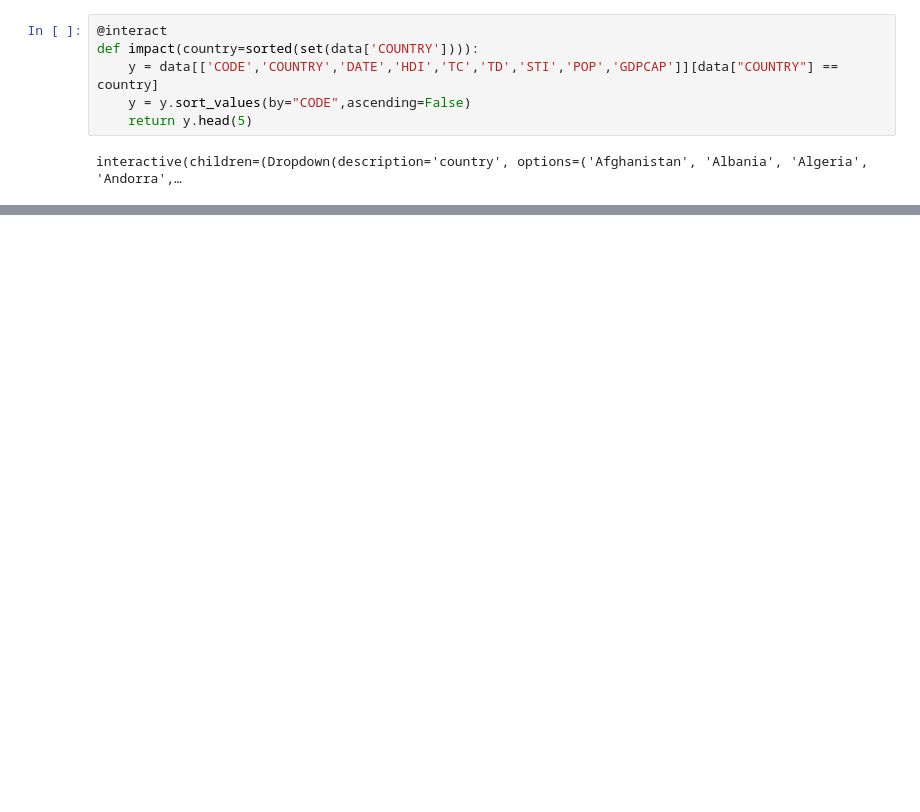
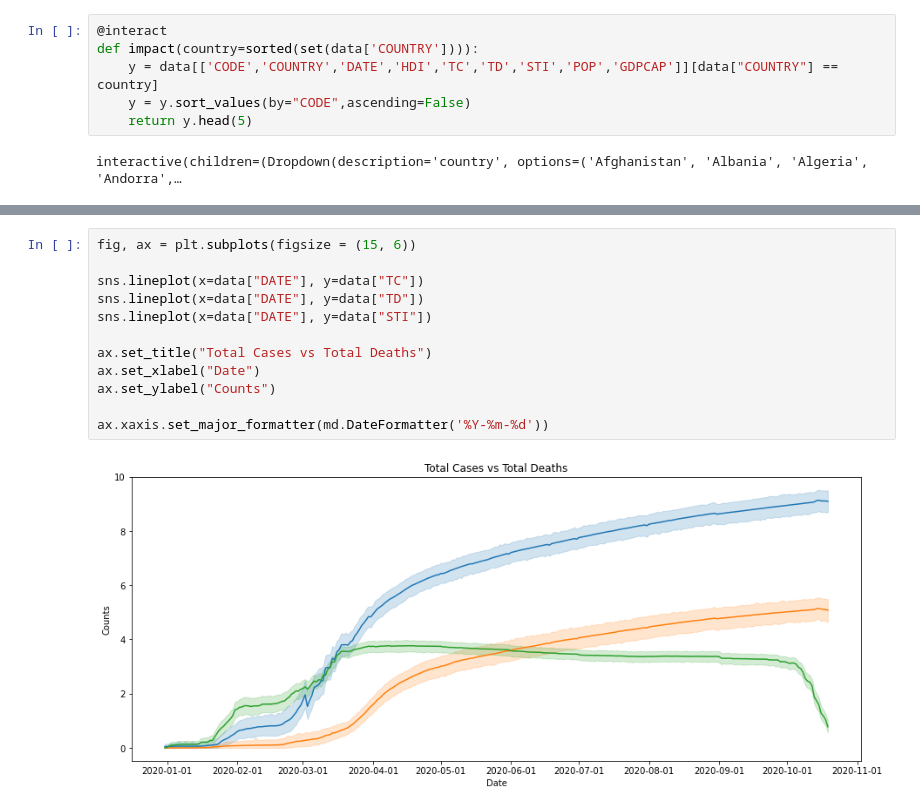
Before and after one commit to csrdsg/Impact-of-Covid-19-Pandemic-on-the-Global-Economy-Notebook, a Jupyter notebook: data_analsys.ipynb, the cells around one changed output, grey strips where cells are left out. Cells and saved outputs as stored; diff of their text form; blank space fills up the shorter version.

```diff
--- a/data_analsys.ipynb
+++ b/data_analsys.ipynb
@@ -119,0 +144,14 @@ interactive(children=(Dropdown(description='country', options=('Afghanistan', 'A
+# %%
+fig, ax = plt.subplots(figsize = (15, 6))
+
+sns.lineplot(x=data["DATE"], y=data["TC"])
+sns.lineplot(x=data["DATE"], y=data["TD"])
+sns.lineplot(x=data["DATE"], y=data["STI"])
+
+ax.set_title("Total Cases vs Total Deaths")
+ax.set_xlabel("Date")
+ax.set_ylabel("Counts")
+
+ax.xaxis.set_major_formatter(md.DateFormatter('%Y-%m-%d'))
+# %% [output]
+[figure, added]
```
Also changed, not shown: parts of 11 cells of this notebook.
